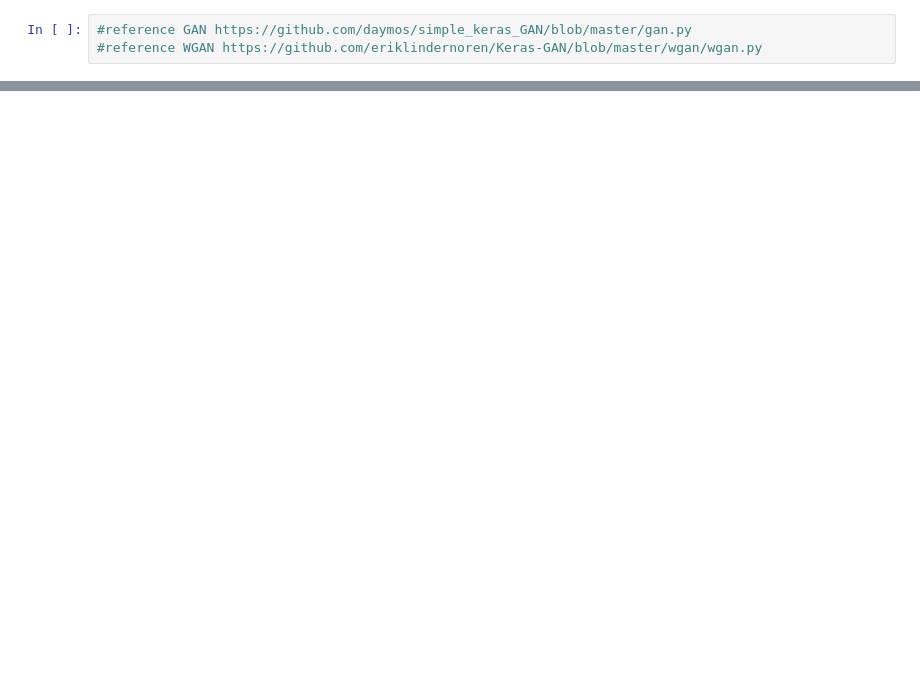
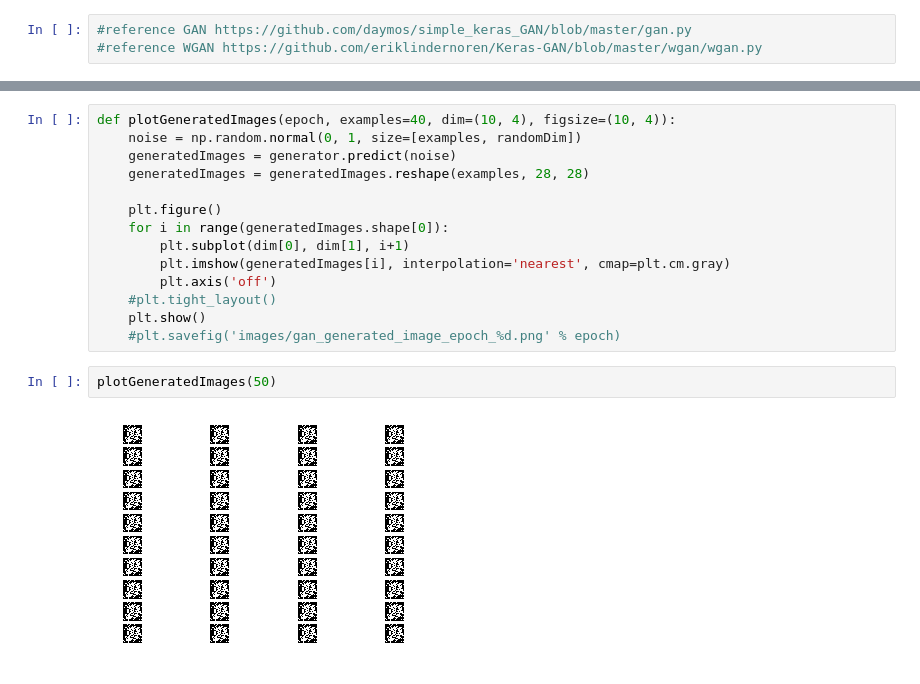
Before and after one commit to sofa13/csi5138_a4, a Jupyter notebook: GAN-MNIST.ipynb, the cells around one changed output, grey strips where cells are left out. Saved outputs shown, nothing was run; the diff lists cells and outputs as text; blank space fills up the shorter version.

```diff
--- a/GAN-MNIST.ipynb
+++ b/GAN-MNIST.ipynb
@@ -147,0 +208,18 @@ train(200, 128)
+# %%
+def plotGeneratedImages(epoch, examples=40, dim=(10, 4), figsize=(10, 4)):
+    noise = np.random.normal(0, 1, size=[examples, randomDim])
+    generatedImages = generator.predict(noise)
+    generatedImages = generatedImages.reshape(examples, 28, 28)
+
+    plt.figure()
+    for i in range(generatedImages.shape[0]):
+        plt.subplot(dim[0], dim[1], i+1)
+        plt.imshow(generatedImages[i], interpolation='nearest', cmap=plt.cm.gray)
+        plt.axis('off')
+    #plt.tight_layout()
+    plt.show()
+    #plt.savefig('images/gan_generated_image_epoch_%d.png' % epoch)
+# %%
+plotGeneratedImages(50)
+# %% [output]
+[figure, added]
```
Also changed, not shown: parts of 6 cells of this notebook, 1 other file.
